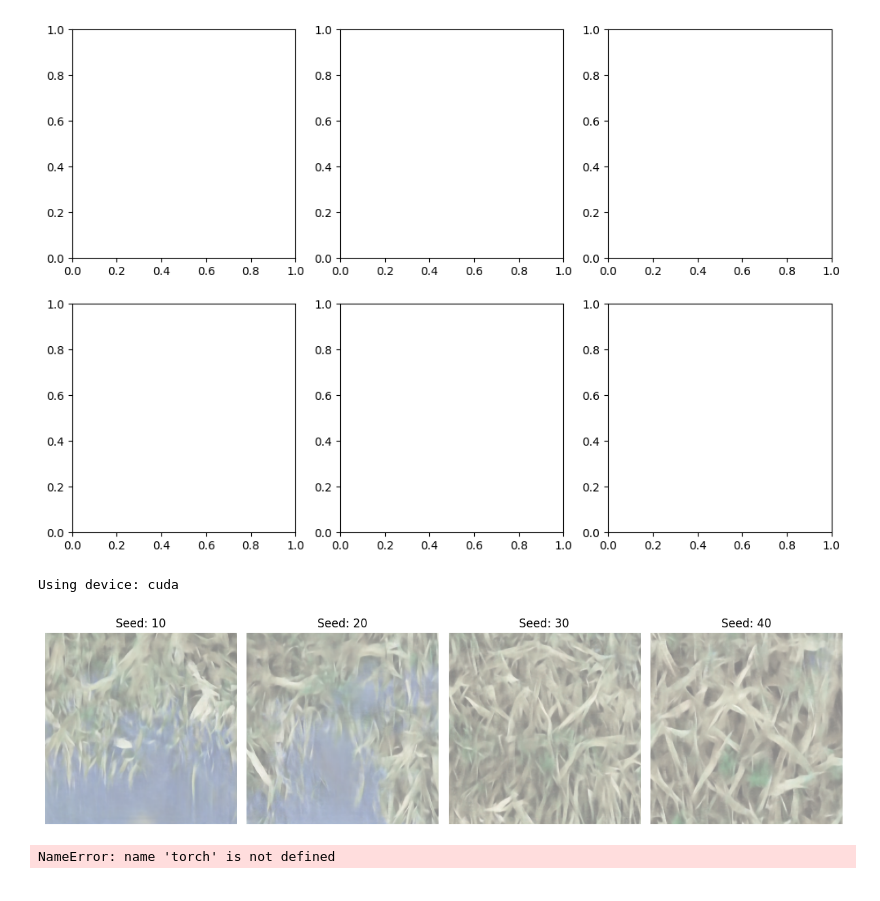
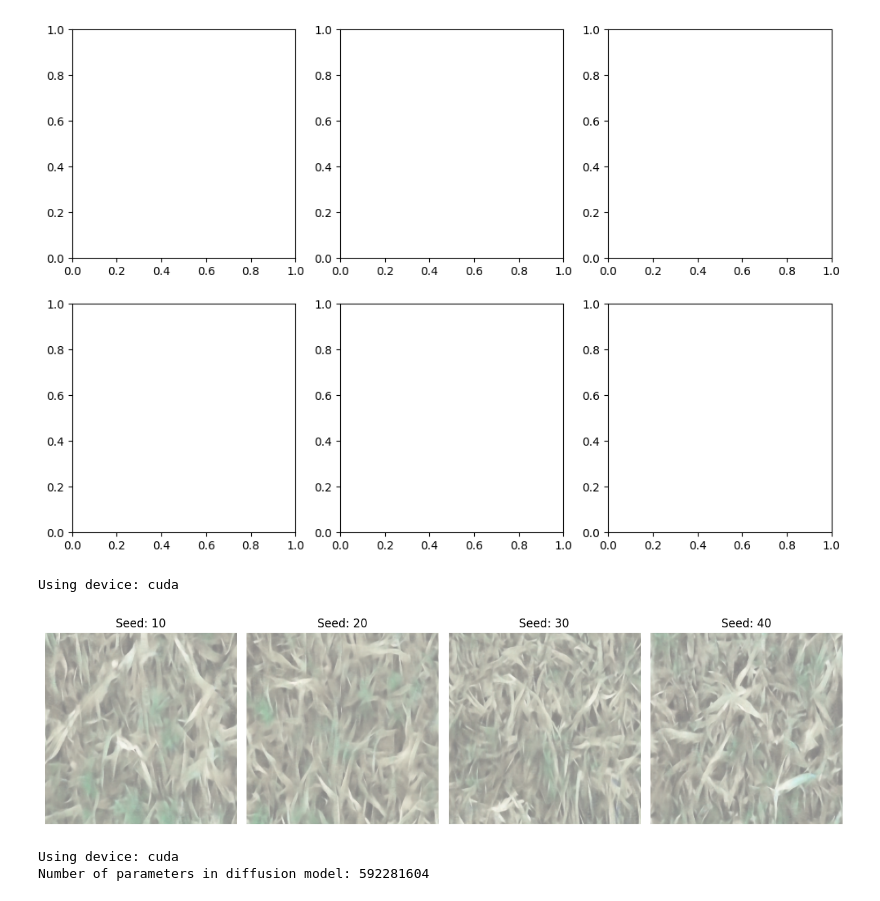
Before and after one commit to ManfredGonzalez/latent_diffusion_training, a Jupyter notebook: demo.ipynb, the cells around one changed output. Cells and saved outputs as stored; diff of their text form; code cells hidden in the pictures.

```diff
--- a/demo.ipynb
+++ b/demo.ipynb
@@ -118,7 +118,7 @@ elif (torch.has_mps or torch.backends.mps.is_available()) and ALLOW_MPS:
     DEVICE = "mps"
 print(f"Using device: {DEVICE}")
 
-diffusion,vae = load_models("checkpoints/diffusion/betaKL@1.0_conv/diffusion_final_epoch400_loss0.0731.pt",
+diffusion,vae = load_models("checkpoints/diffusion/betaKL@1.0_conv/diffusion_best_epoch57_loss0.0679.pt",
                              "checkpoints/vae/betaKL@1.0/weights_ck_398.pt",
                              DEVICE
                              )
@@ -126,34 +126,34 @@ with torch.no_grad():
     vae.eval()
     diffusion.eval()
 
 
     models = {'diffusion':diffusion, 'vae':vae}
     ## SAMPLER
 
     sampler = "ddpm"
     num_inference_steps = 1000
 
     seeds = [10, 20, 30, 40]
     fig, axes = plt.subplots(1, 4, figsize=(12, 8))
 
     for ax, seed in zip(axes.flatten(), seeds):
         img = pipeline.generate(
             sampler_name=sampler,
             n_inference_steps=num_inference_steps,
             seed=seed,
             models=models,
             device=DEVICE,
             idle_device="cpu"
         )
         ax.imshow(img)
         ax.set_title(f"Seed: {seed}")
         ax.axis('off')
 
     plt.tight_layout()
     plt.show()
 # %% [output]
 Using device: cuda
-[figure, old version]
+[figure, new version]
 # %%
 from model_loader_conv import load_models
 DEVICE = "cpu"
@@ -167,7 +167,7 @@ elif (torch.has_mps or torch.backends.mps.is_available()) and ALLOW_MPS:
     DEVICE = "mps"
 print(f"Using device: {DEVICE}")
 
-diffusion,vae = load_models("checkpoints/diffusion/betaKL@1.0_conv/diffusion_best_epoch57_loss0.0676.pt",
+diffusion,vae = load_models("checkpoints/diffusion/betaKL@1.0_conv/diffusion_best_epoch57_loss0.0679.pt",
                              "checkpoints/vae/betaKL@1.0/weights_ck_398.pt",
                              DEVICE
                              )
@@ -184,7 +184,7 @@ with torch.no_grad():
     sampler = "ddpm"
     num_inference_steps = 1000
 
-    seeds = 20
+    seed = 20
 
     img = pipeline.generate(
         sampler_name=sampler,
@@ -199,4 +199,5 @@ with torch.no_grad():
     # savet it
     img.save(f"output_conv_{seed}.png")
 # %% [output]
-NameError: name 'torch' is not defined
+Using device: cuda
+Number of parameters in diffusion model: 592281604
```
Also changed, not shown: 2 other files.
